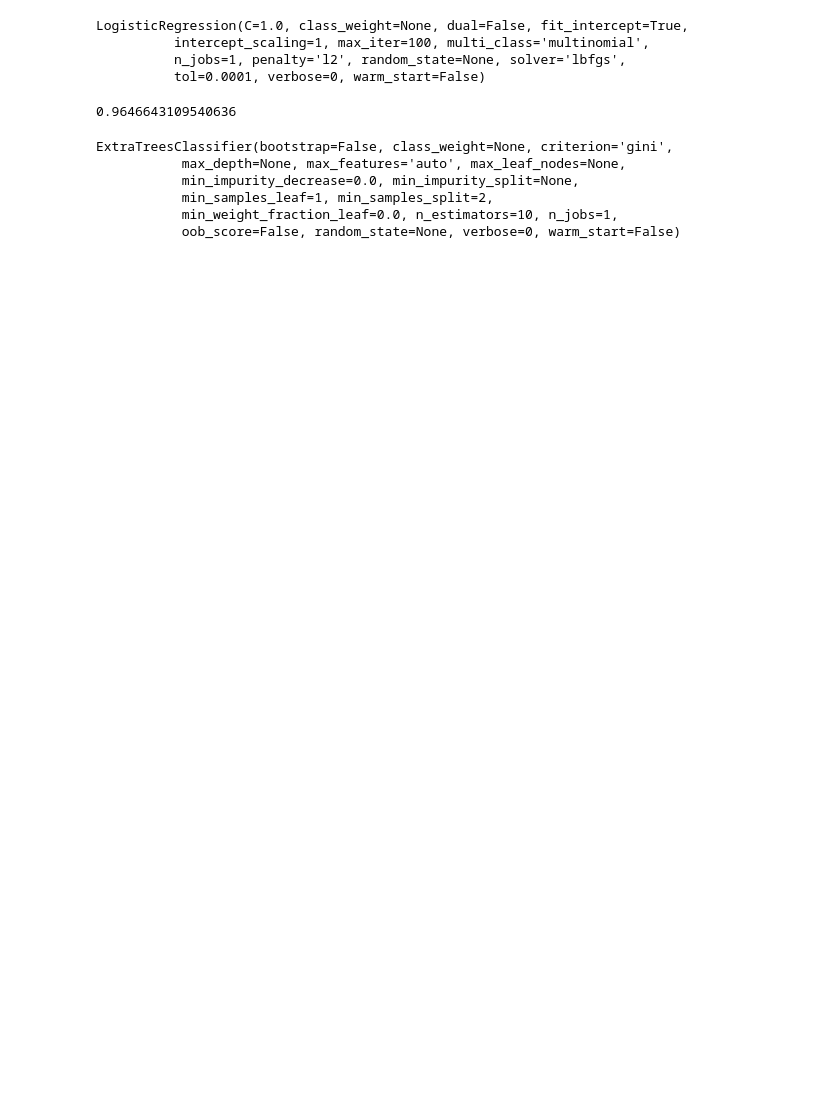
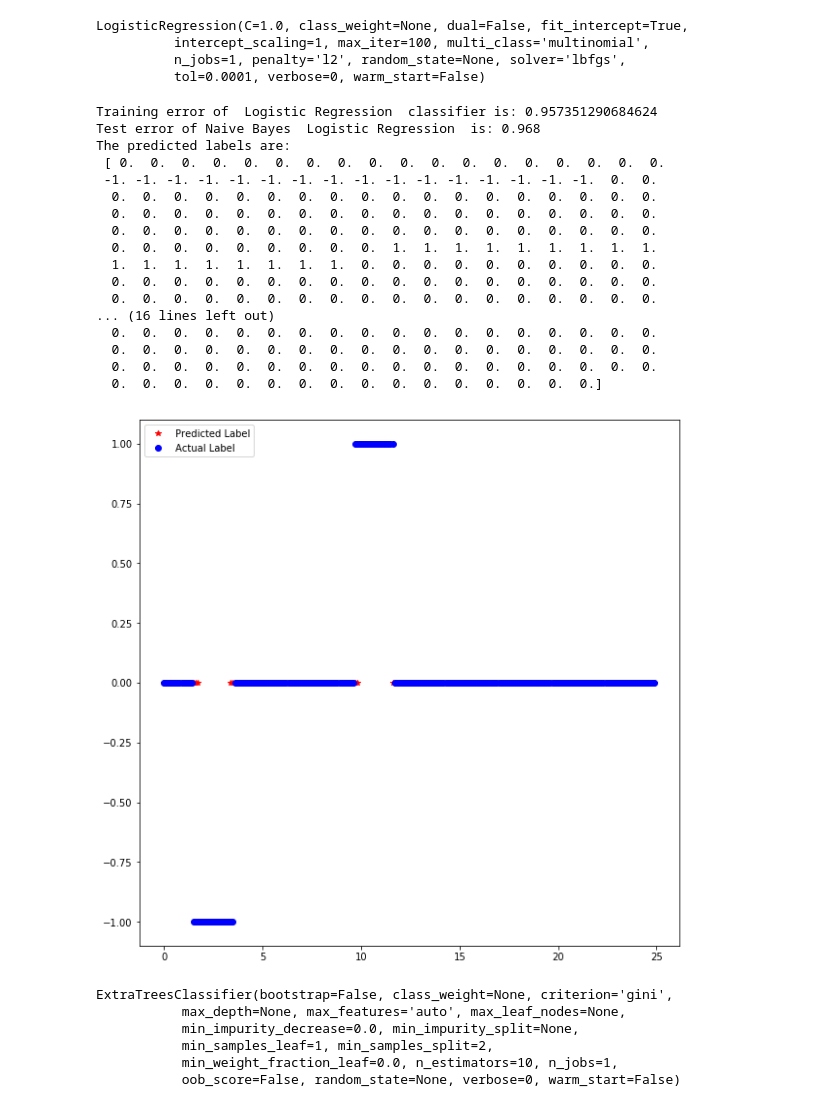
Before and after one commit to tianxintao/Wheelchair-User-Intention-Detection, a Jupyter notebook: CFP.ipynb, the cells around one changed output. Drawn from its saved outputs; the diff is of its cells as text; code cells hidden in the pictures; blank space fills up the shorter version.

```diff
--- a/CFP.ipynb
+++ b/CFP.ipynb
@@ -42,2 +66,5 @@ x_train.head()
+# %%
+x_test,y_test = ExtractData(fileNames_test)
 # %%
 y_train = y_train.values.ravel()
+y_test = y_test.values.ravel()
@@ -49,10 +79,27 @@ LogisticRegression(C=1.0, class_weight=None, dual=False, fit_intercept=True,
           intercept_scaling=1, max_iter=100, multi_class='multinomial',
           n_jobs=1, penalty='l2', random_state=None, solver='lbfgs',
           tol=0.0001, verbose=0, warm_start=False)
-# %%
-print(np.mean(model.predict(x_train)==y_train))
-# %% [output]
-0.9646643109540636
+# %%
+ShowModelPerformance(x_test,y_test,x_train,y_train,model,"Logistic Regression")
+# %% [output]
+Training error of  Logistic Regression  classifier is: 0.957351290684624
+Test error of Naive Bayes  Logistic Regression  is: 0.968
+The predicted labels are:
+ [ 0.  0.  0.  0.  0.  0.  0.  0.  0.  0.  0.  0.  0.  0.  0.  0.  0.  0.
+ -1. -1. -1. -1. -1. -1. -1. -1. -1. -1. -1. -1. -1. -1. -1. -1.  0.  0.
+  0.  0.  0.  0.  0.  0.  0.  0.  0.  0.  0.  0.  0.  0.  0.  0.  0.  0.
+  0.  0.  0.  0.  0.  0.  0.  0.  0.  0.  0.  0.  0.  0.  0.  0.  0.  0.
+  0.  0.  0.  0.  0.  0.  0.  0.  0.  0.  0.  0.  0.  0.  0.  0.  0.  0.
+  0.  0.  0.  0.  0.  0.  0.  0.  0.  1.  1.  1.  1.  1.  1.  1.  1.  1.
+  1.  1.  1.  1.  1.  1.  1.  1.  0.  0.  0.  0.  0.  0.  0.  0.  0.  0.
+  0.  0.  0.  0.  0.  0.  0.  0.  0.  0.  0.  0.  0.  0.  0.  0.  0.  0.
+  0.  0.  0.  0.  0.  0.  0.  0.  0.  0.  0.  0.  0.  0.  0.  0.  0.  0.
+... (16 lines left out)
+  0.  0.  0.  0.  0.  0.  0.  0.  0.  0.  0.  0.  0.  0.  0.  0.  0.  0.
+  0.  0.  0.  0.  0.  0.  0.  0.  0.  0.  0.  0.  0.  0.  0.  0.  0.  0.
+  0.  0.  0.  0.  0.  0.  0.  0.  0.  0.  0.  0.  0.  0.  0.  0.  0.  0.
+  0.  0.  0.  0.  0.  0.  0.  0.  0.  0.  0.  0.  0.  0.  0.  0.]
+[figure, added]
 # %%
 model = ExtraTreesClassifier();
 model.fit(x_train,y_train)
```
Also changed, not shown: parts of 16 cells of this notebook, 1 other file.
